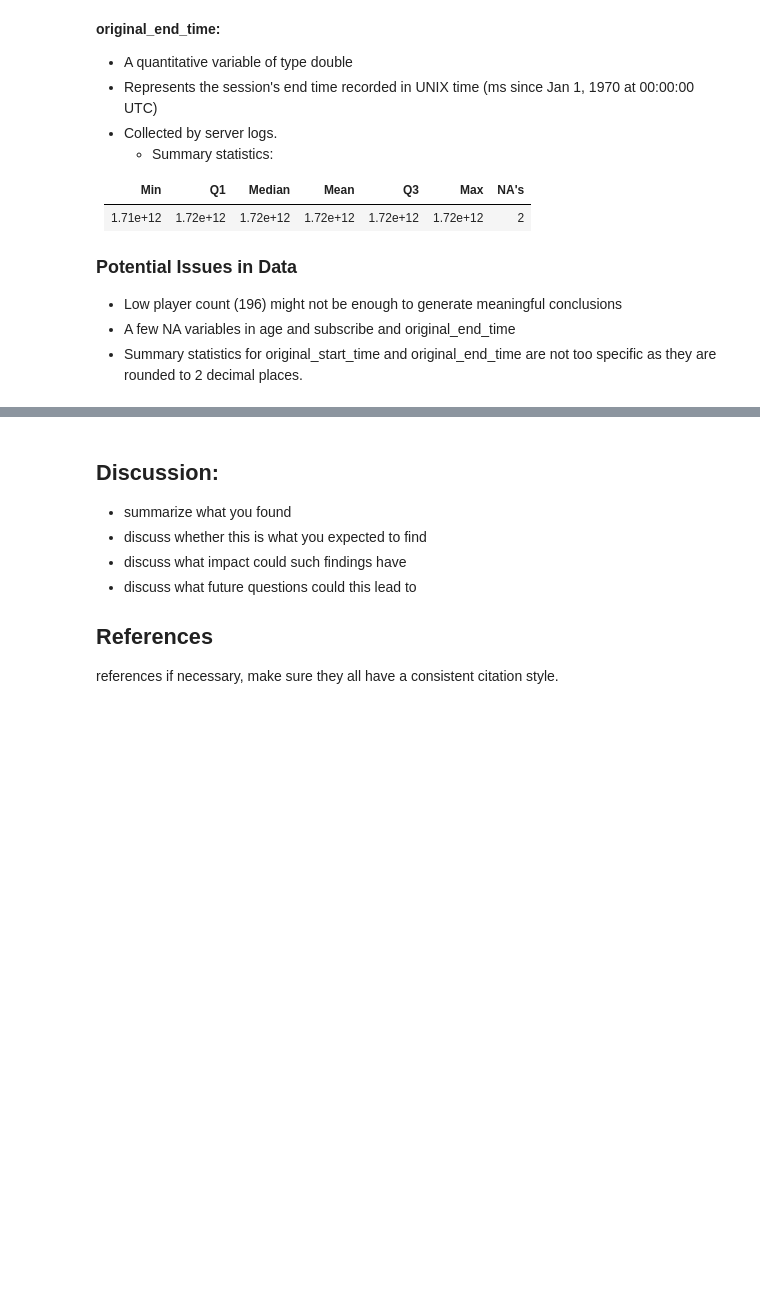
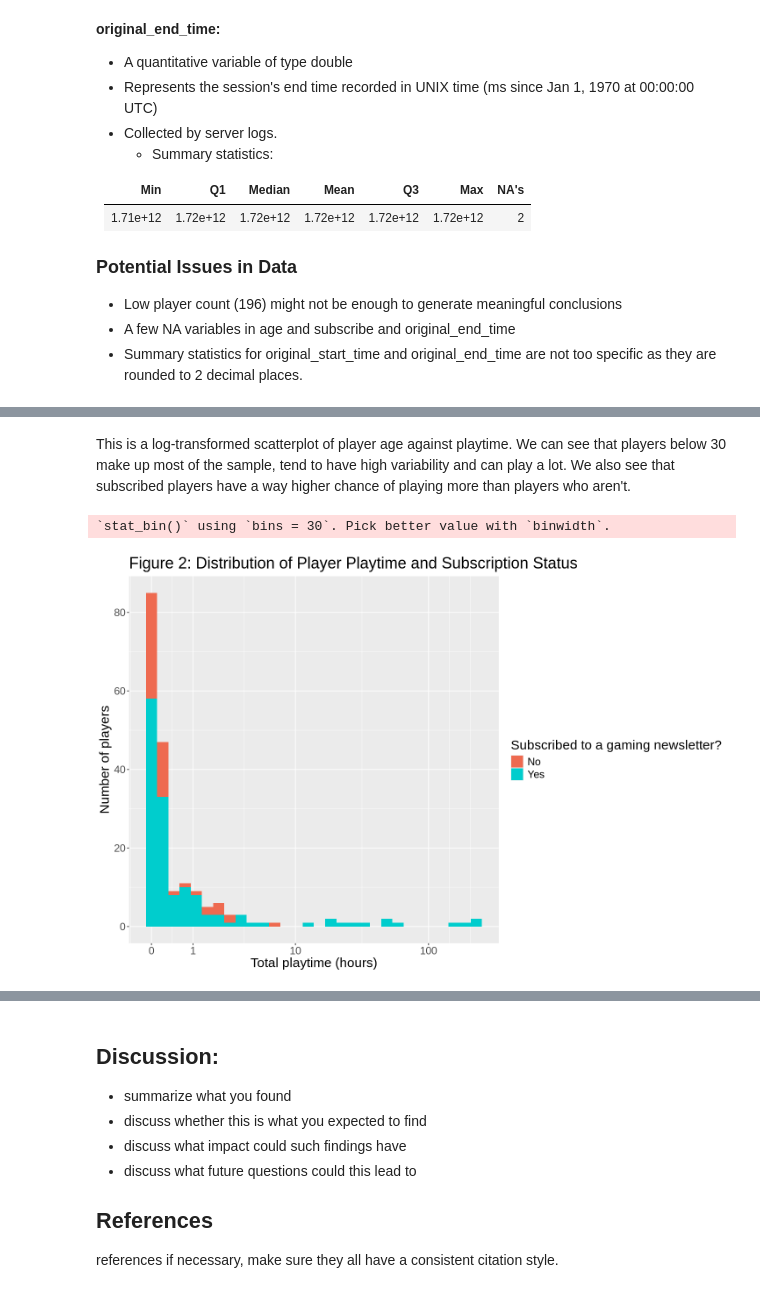
Before and after one commit to nesteagle/DSCI100-Project, a Jupyter notebook: report/report.ipynb, the cells around one changed output, grey strips where cells are left out. Cells and saved outputs as stored; diff of their text form; code cells hidden in the pictures; blank space fills up the shorter version.

```diff
--- a/report/report.ipynb
+++ b/report/report.ipynb
@@ -260,0 +172,12 @@ ggplot(players, aes(x=subscribe, fill=gender)) +
+# %% [markdown]
+This is a log-transformed scatterplot of player age against playtime. We can see that players below 30 make up most of the sample, tend to have high variability and can play a lot. We also see that subscribed players have a way higher chance of playing more than players who aren't.
+# %%
+ggplot(players_shifted, aes(x=played_hours, fill = subscribe)) +
+    geom_histogram() +
+    labs(x="Total playtime (hours)", y="Number of players", fill = "Subscribed to a gaming newsletter?", title="Figure 2: Distribution of Player Playtime and Subscription Status")+
+    scale_fill_manual(labels=c("No","Yes"), values=c("coral2", "cyan3"))+
+    theme(text = element_text(size=18))+
+    scale_x_log10(breaks=c(1,2,11,101), labels=c("0","1","10","100"))
+# %% [output]
+`stat_bin()` using `bins = 30`. Pick better value with `binwidth`.
+[figure, added]
```
Also changed, not shown: parts of 20 cells of this notebook.
